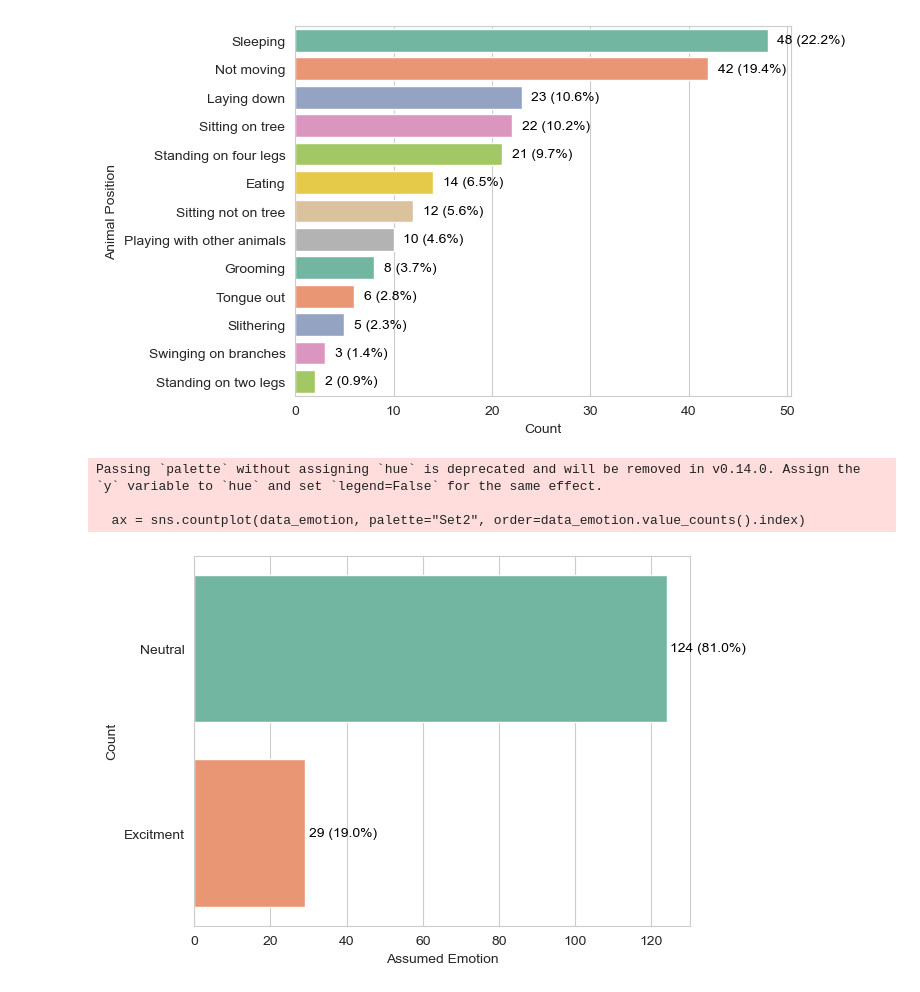
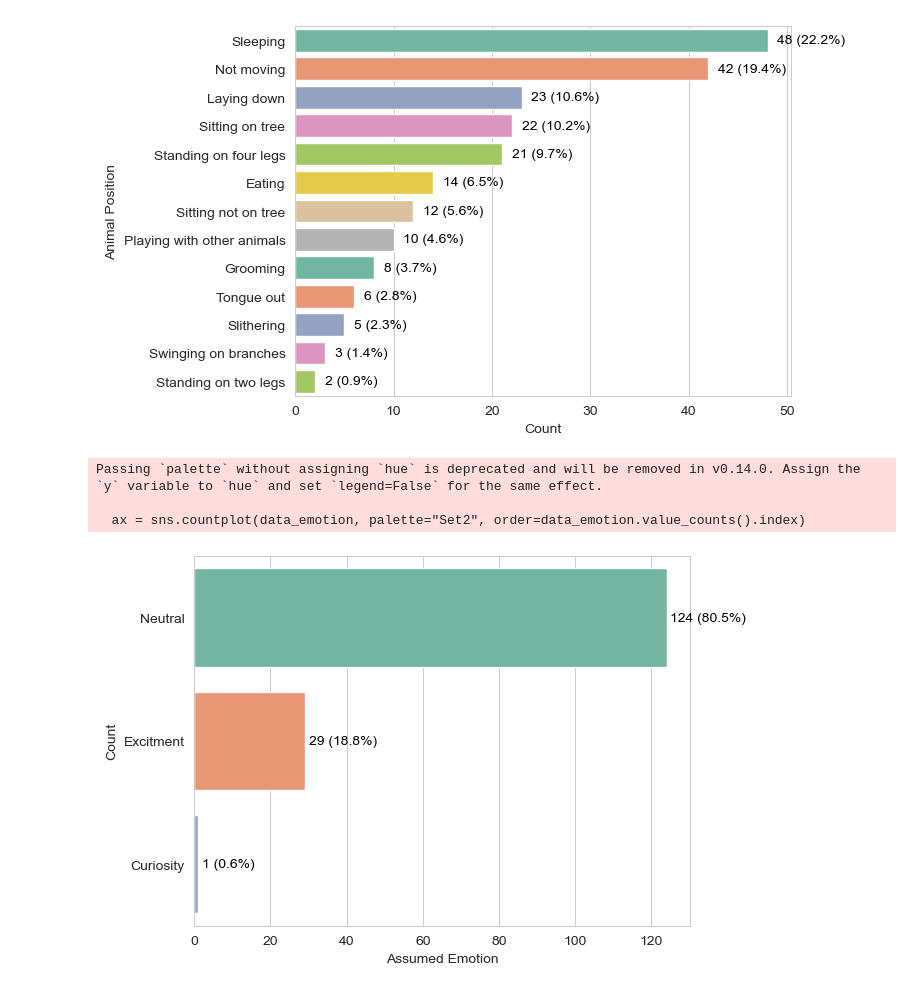
Before and after one commit to ayah825/zoo_interactions_cogs13proj, a Jupyter notebook: analysis.ipynb, the cells around one changed output. Saved outputs shown, nothing was run; the diff lists cells and outputs as text; code cells hidden in the pictures.

```diff
--- a/analysis.ipynb
+++ b/analysis.ipynb
@@ -402,28 +423,27 @@ Passing `palette` without assigning `hue` is deprecated and will be removed in v
 # %%
 # graph of assumed emotion
 
 data_emotion = data['Assumed Emotion'].str.split(',').apply(lambda x: [i.strip() for i in x])
 data_emotion = data_emotion.explode('Assumed Emotion')
 
 # Remove anything only mentioned once
 data_emotion_counts = data_emotion.value_counts()
-data_emotion = data_emotion[data_emotion.isin(data_emotion_counts[data_emotion_counts > 1].index)]
 
 # graph of assumed emotion count
 ax = sns.countplot(data_emotion, palette="Set2", order=data_emotion.value_counts().index)
 
 plt.xlabel("Assumed Emotion")
 plt.ylabel("Count")
 
 # Add percentages and counts to the bars
 total = len(data_emotion)
 for i, v in enumerate(data_emotion.value_counts()):
     percentage = v / total * 100
     ax.text(v + 1, i, f'{v} ({percentage:.1f}%)', color='black', va='center')
 
 plt.show()
 # %% [output]
 Passing `palette` without assigning `hue` is deprecated and will be removed in v0.14.0. Assign the `y` variable to `hue` and set `legend=False` for the same effect.
 
   ax = sns.countplot(data_emotion, palette="Set2", order=data_emotion.value_counts().index)
-[figure, old version]
+[figure, new version]
```
Also changed, not shown: parts of 3 cells of this notebook.
